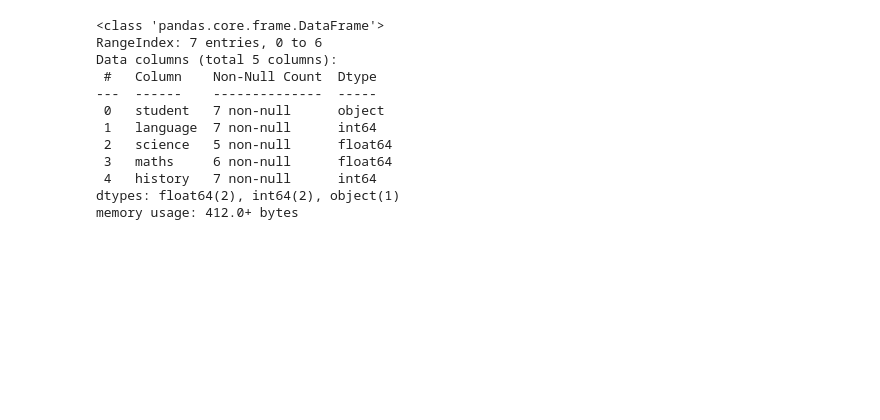
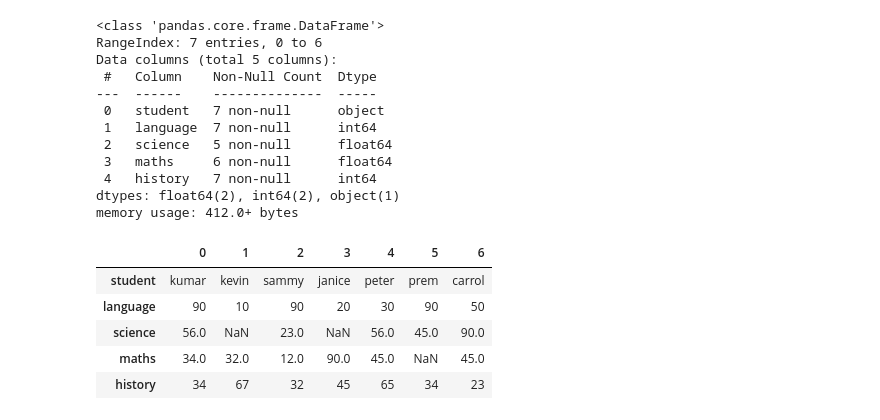
Before and after one commit to Vikram957/Pandas, a Jupyter notebook: d_pandas.ipynb, the cells around one changed output. Saved outputs shown, nothing was run; the diff lists cells and outputs as text; code cells hidden in the pictures; blank space fills up the shorter version.

```diff
--- a/d_pandas.ipynb
+++ b/d_pandas.ipynb
@@ -400,3 +415,12 @@ Data columns (total 5 columns):
  4   history   7 non-null      int64
 dtypes: float64(2), int64(2), object(1)
 memory usage: 412.0+ bytes
+# %%
+data.T    #Transpose
+# %% [output]
+|  | 0 | 1 | 2 | 3 | 4 | 5 | 6 |
+| student | kumar | kevin | sammy | janice | peter | prem | carrol |
+| language | 90 | 10 | 90 | 20 | 30 | 90 | 50 |
+| science | 56.0 | NaN | 23.0 | NaN | 56.0 | 45.0 | 90.0 |
+| maths | 34.0 | 32.0 | 12.0 | 90.0 | 45.0 | NaN | 45.0 |
+| history | 34 | 67 | 32 | 45 | 65 | 34 | 23 |
```
Also changed, not shown: parts of 1 cell of this notebook.
